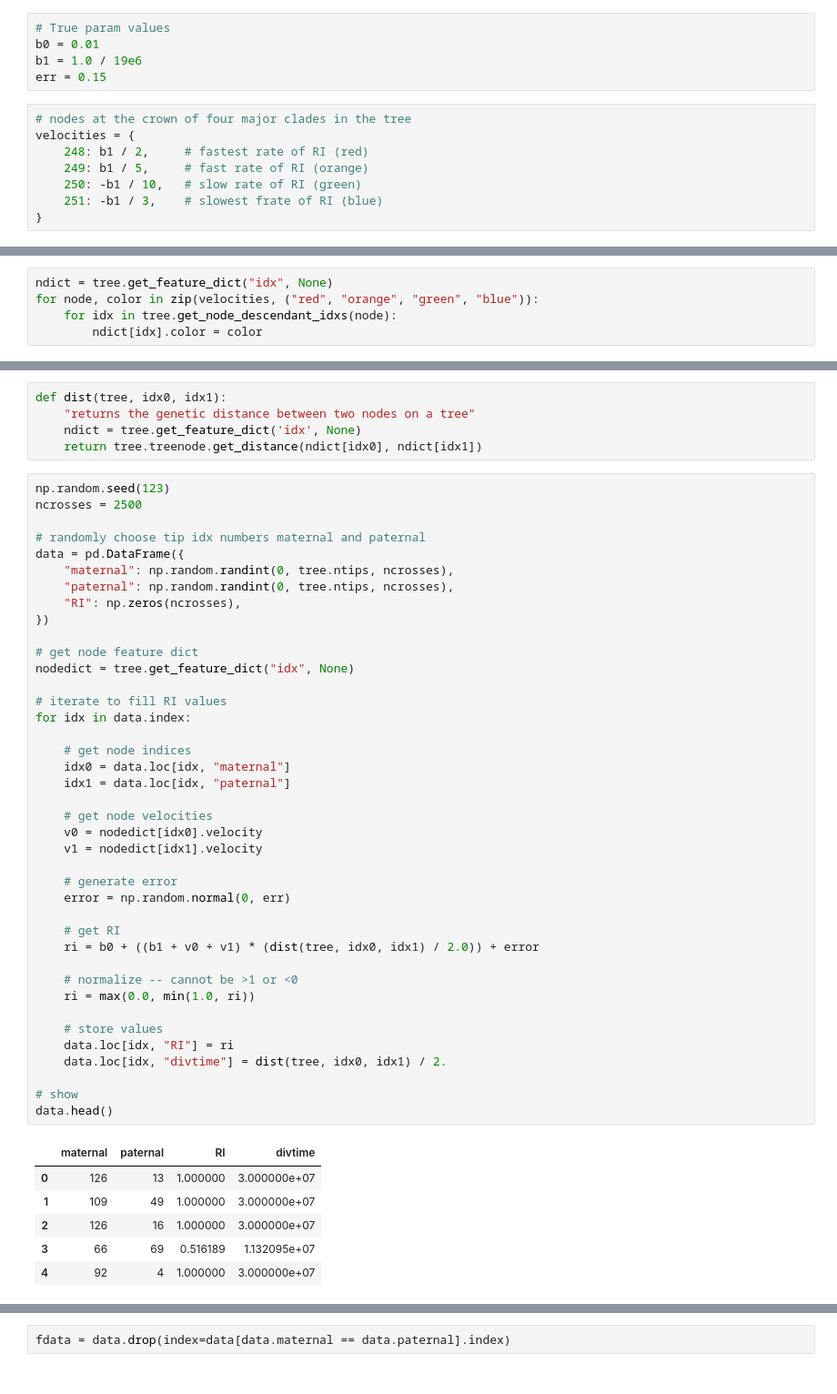
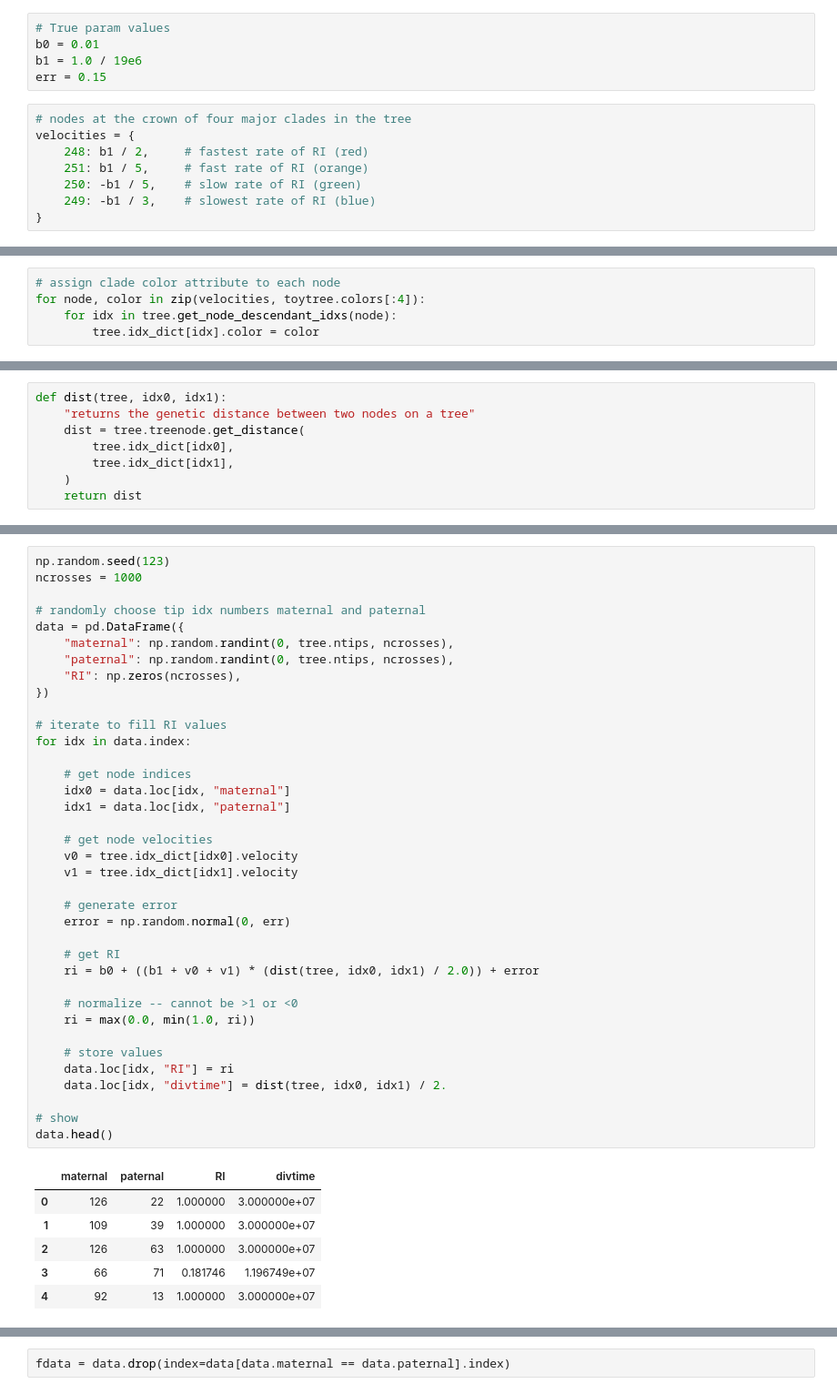
Before and after one commit to eaton-lab/oaks-thesis, a Jupyter notebook: notebooks/model-check.ipynb, the cells around one changed output, grey strips where cells are left out. Shown at 91% size. Saved outputs shown, nothing was run; the diff lists cells and outputs as text.

```diff
--- a/notebooks/model-check.ipynb
+++ b/notebooks/model-check.ipynb
@@ -49,9 +49,9 @@ err = 0.15
 # nodes at the crown of four major clades in the tree
 velocities = {
     248: b1 / 2,     # fastest rate of RI (red)
-    249: b1 / 5,     # fast rate of RI (orange)
-    250: -b1 / 10,   # slow rate of RI (green)
-    251: -b1 / 3,    # slowest frate of RI (blue)
+    251: b1 / 5,     # fast rate of RI (orange)
+    250: -b1 / 5,    # slow rate of RI (green)
+    249: -b1 / 3,    # slowest rate of RI (blue)
 }
 # %%
 # build full dictionary of velocities
@@ -70,6 +70,6 @@ for node in velocities:
 tree = tree.set_node_values("velocity", allvelo)
 # %%
-ndict = tree.get_feature_dict("idx", None)
-for node, color in zip(velocities, ("red", "orange", "green", "blue")):
+# assign clade color attribute to each node
+for node, color in zip(velocities, toytree.colors[:4]):
     for idx in tree.get_node_descendant_idxs(node):
-        ndict[idx].color = color
+        tree.idx_dict[idx].color = color
@@ -76 +78,9 @@ for node, color in zip(velocities, ("red", "orange", "green", "blue")):
+# %%
+def dist(tree, idx0, idx1):
+    "returns the genetic distance between two nodes on a tree"
+    dist = tree.treenode.get_distance(
+        tree.idx_dict[idx0],
+        tree.idx_dict[idx1],
+    )
+    return dist
 # %% [markdown]
@@ -78,12 +88,7 @@ for node, color in zip(velocities, ("red", "orange", "green", "blue")):
 To emulate real data we will collect random crosses between both closely related and distantly related species.
-# %%
-def dist(tree, idx0, idx1):
-    "returns the genetic distance between two nodes on a tree"
-    ndict = tree.get_feature_dict('idx', None)
-    return tree.treenode.get_distance(ndict[idx0], ndict[idx1])
 # %%
 np.random.seed(123)
-ncrosses = 2500
+ncrosses = 1000
 
 # randomly choose tip idx numbers maternal and paternal
 data = pd.DataFrame({
@@ -91,40 +96,37 @@ data = pd.DataFrame({
     "paternal": np.random.randint(0, tree.ntips, ncrosses),
     "RI": np.zeros(ncrosses),
 })
-
-# get node feature dict
-nodedict = tree.get_feature_dict("idx", None)
 
 # iterate to fill RI values
 for idx in data.index:
 
     # get node indices
     idx0 = data.loc[idx, "maternal"]
     idx1 = data.loc[idx, "paternal"]
 
     # get node velocities
-    v0 = nodedict[idx0].velocity
-    v1 = nodedict[idx1].velocity
+    v0 = tree.idx_dict[idx0].velocity
+    v1 = tree.idx_dict[idx1].velocity
 
     # generate error
     error = np.random.normal(0, err)
 
     # get RI
     ri = b0 + ((b1 + v0 + v1) * (dist(tree, idx0, idx1) / 2.0)) + error
 
     # normalize -- cannot be >1 or <0
     ri = max(0.0, min(1.0, ri))
 
     # store values
     data.loc[idx, "RI"] = ri
     data.loc[idx, "divtime"] = dist(tree, idx0, idx1) / 2.
 
 # show
 data.head()
 # %% [output]
 |  | maternal | paternal | RI | divtime |
-| 0 | 126 | 13 | 1.000000 | 3.000000e+07 |
-| 1 | 109 | 49 | 1.000000 | 3.000000e+07 |
-| 2 | 126 | 16 | 1.000000 | 3.000000e+07 |
-| 3 | 66 | 69 | 0.516189 | 1.132095e+07 |
-| 4 | 92 | 4 | 1.000000 | 3.000000e+07 |
+| 0 | 126 | 22 | 1.000000 | 3.000000e+07 |
+| 1 | 109 | 39 | 1.000000 | 3.000000e+07 |
+| 2 | 126 | 63 | 1.000000 | 3.000000e+07 |
+| 3 | 66 | 71 | 0.181746 | 1.196749e+07 |
+| 4 | 92 | 13 | 1.000000 | 3.000000e+07 |
```
Also changed, not shown: parts of 17 cells of this notebook.
